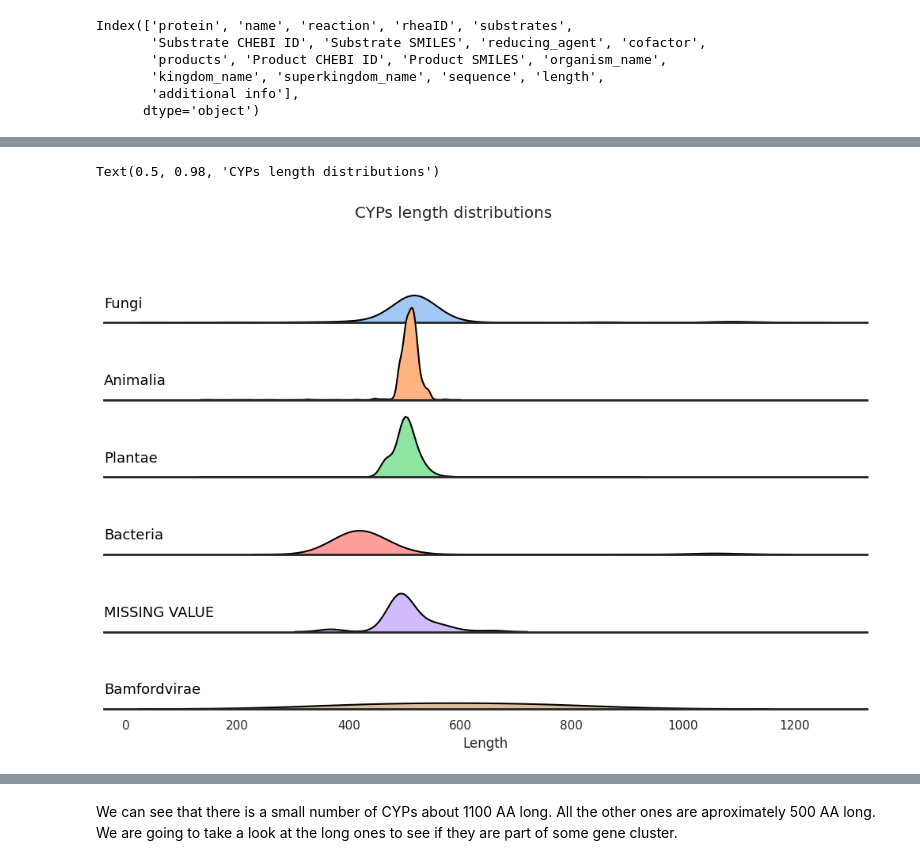
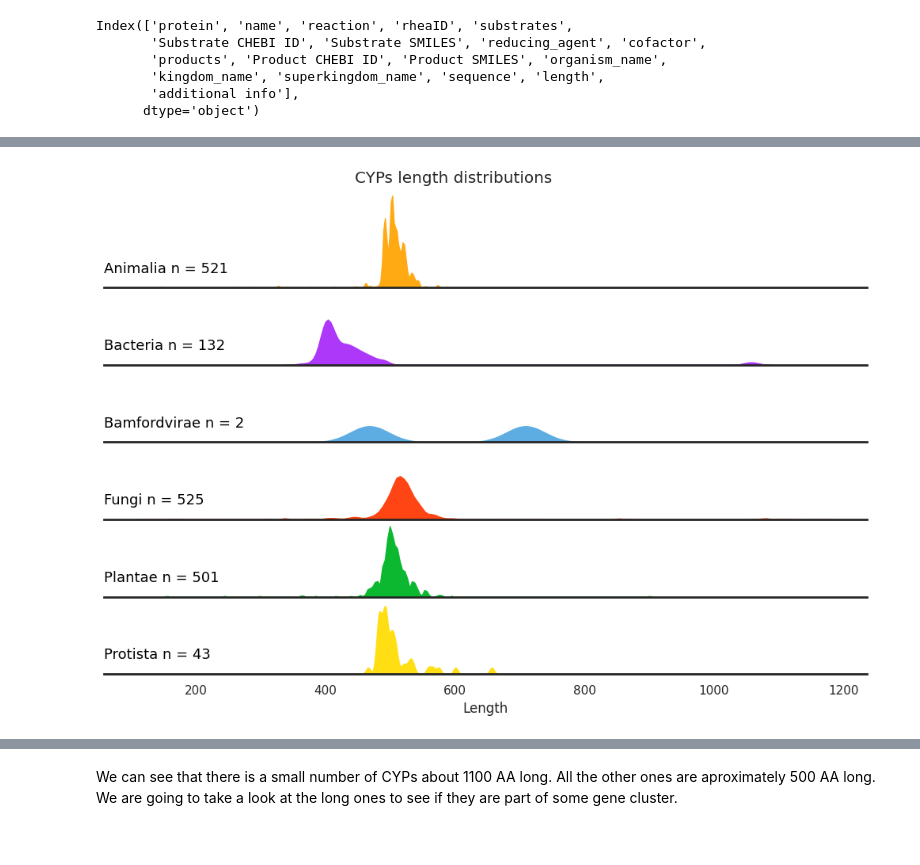
Before and after one commit to komorn/BcProject, a Jupyter notebook: cyps_analysis.ipynb, the cells around one changed output, grey strips where cells are left out. Saved outputs shown, nothing was run; the diff lists cells and outputs as text; code cells hidden in the pictures.

```diff
--- a/cyps_analysis.ipynb
+++ b/cyps_analysis.ipynb
@@ -4,8 +4,9 @@ import pandas as pd
 import matplotlib.pyplot as plt
 from sklearn.manifold import TSNE
 
-df = pd.read_csv("CYPsDB.csv")
-df.columns
+alldf = pd.read_csv("cypsDB-new.csv")
+alldf.shape
+alldf.columns
 # %% [output]
 Index(['protein', 'name', 'reaction', 'rheaID', 'substrates',
        'Substrate CHEBI ID', 'Substrate SMILES', 'reducing_agent', 'cofactor',
@@ -13,3 +14,6 @@ Index(['protein', 'name', 'reaction', 'rheaID', 'substrates',
        'kingdom_name', 'superkingdom_name', 'sequence', 'length',
        'additional info'],
       dtype='object')
+# %%
+df = alldf.drop_duplicates(subset=['protein'])
+df.shape
@@ -15,0 +22,3 @@ Index(['protein', 'name', 'reaction', 'rheaID', 'substrates',
+# %%
+df_wo_missvalue = df[df['kingdom_name'] != 'Archea']
+df_wo_missvalue.shape
@@ -21,20 +44,31 @@ sns.histplot(data=df, x="length", hue="kingdom_name")
+# %%
+df_wo_missvalue.loc[df_wo_missvalue['kingdom_name'] == 'Animalia', 'kingdom_name'] = 'Animalia n = 521'
+df_wo_missvalue.loc[df_wo_missvalue['kingdom_name'] == 'Bacteria', 'kingdom_name'] = 'Bacteria n = 132'
+df_wo_missvalue.loc[df_wo_missvalue['kingdom_name'] == 'Bamfordvirae', 'kingdom_name'] = 'Bamfordvirae n = 2'
+df_wo_missvalue.loc[df_wo_missvalue['kingdom_name'] == 'Fungi', 'kingdom_name'] = 'Fungi n = 525'
+df_wo_missvalue.loc[df_wo_missvalue['kingdom_name'] == 'Plantae', 'kingdom_name'] = 'Plantae n = 501'
+df_wo_missvalue.loc[df_wo_missvalue['kingdom_name'] == 'Archea', 'kingdom_name'] = 'Archea n = 2'
+df_wo_missvalue.loc[df_wo_missvalue['kingdom_name'] == 'Protista', 'kingdom_name'] = 'Protista n = 43'
 # %%
 sns.set_theme(style="white", rc={"axes.facecolor": (0, 0, 0, 0), 'axes.linewidth':2})
-palette = sns.color_palette("pastel", 12)
-g = sns.FacetGrid(df, palette=palette, row="kingdom_name", hue="kingdom_name", aspect=9, height=1.2)
-g.map_dataframe(sns.kdeplot, x="length", fill=True, alpha=1)
-g.map_dataframe(sns.kdeplot, x="length", color='black')
+# palette = sns.color_palette("pastel", 12)
+colors_dict = {'Animalia n = 521': '#FFA913', 'Fungi n = 525': '#FF4513', 'Plantae n = 501': '#0BB830', 'Bacteria n = 132': '#AD38FA', 'Protista n = 43': '#FFDF13','Bamfordvirae n = 2': '#5DADE2'}
+order = sorted(df_wo_missvalue["kingdom_name"].unique())
+g = sns.FacetGrid(df_wo_missvalue, palette=colors_dict, row="kingdom_name", hue="kingdom_name", aspect=9, height=1.2, row_order=order)
+g.map_dataframe(sns.kdeplot, x="length", fill=True, alpha=1, bw_adjust=0.2)
+#g.map_dataframe(sns.kdeplot, x="length", color='black')
 def label(x, color, label):
     ax = plt.gca()
     ax.text(0, .2, label, color='black', fontsize=13,
             ha="left", va="center", transform=ax.transAxes)
+
 
 g.map(label, "length")
 g.fig.subplots_adjust(hspace=-.2)
 g.set_titles("")
 g.set(yticks=[], xlabel="Length",ylabel=None)
 g.despine( left=True)
 plt.suptitle('CYPs length distributions', y=0.98)
+plt.savefig("./img/CYPsLnDs(whole)_bw02.pdf", format="pdf", bbox_inches="tight")
 # %% [output]
-Text(0.5, 0.98, 'CYPs length distributions')
-[figure, old version]
+[figure, new version]
```
Also changed, not shown: parts of 96 cells of this notebook, 28 other files.
